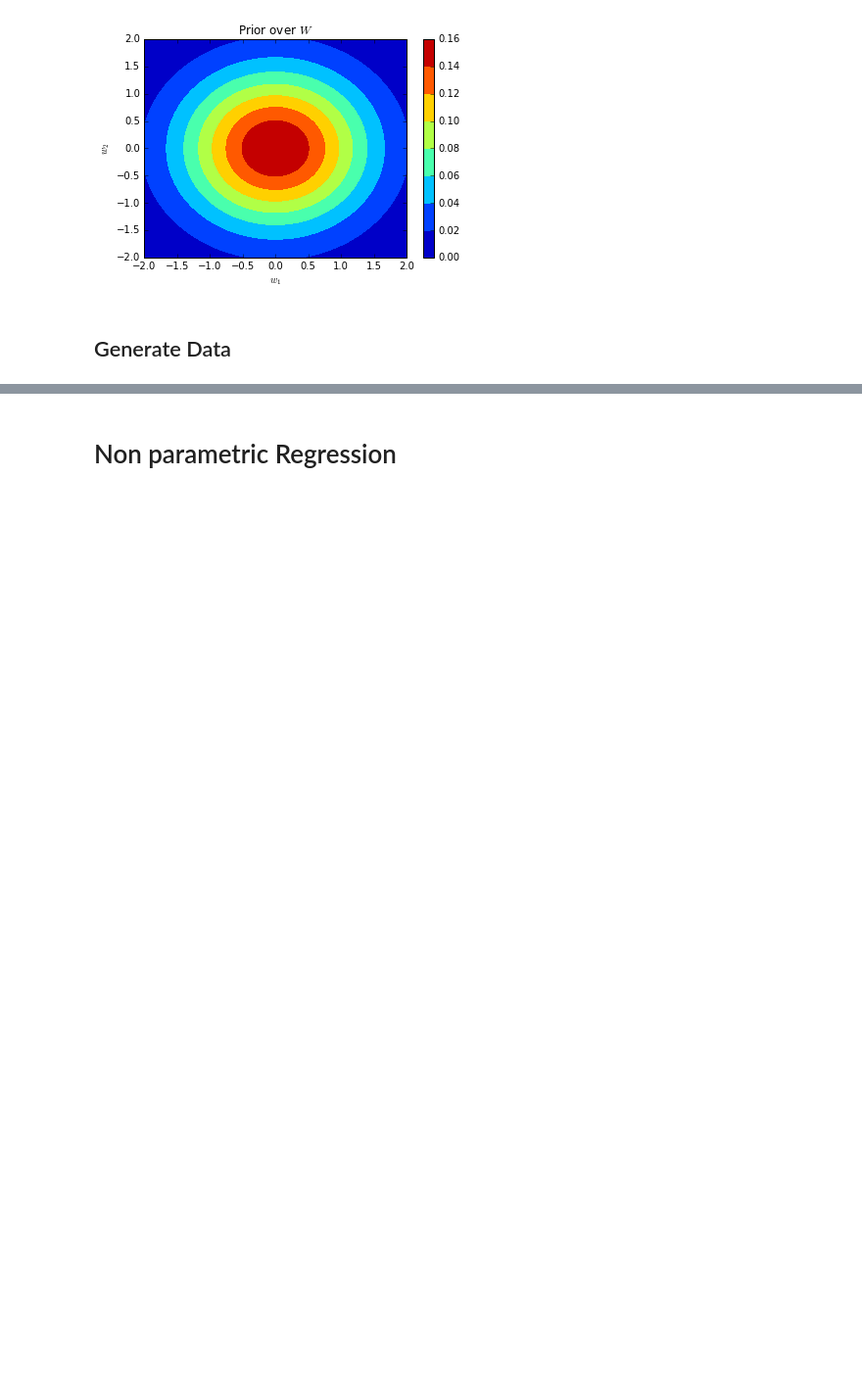
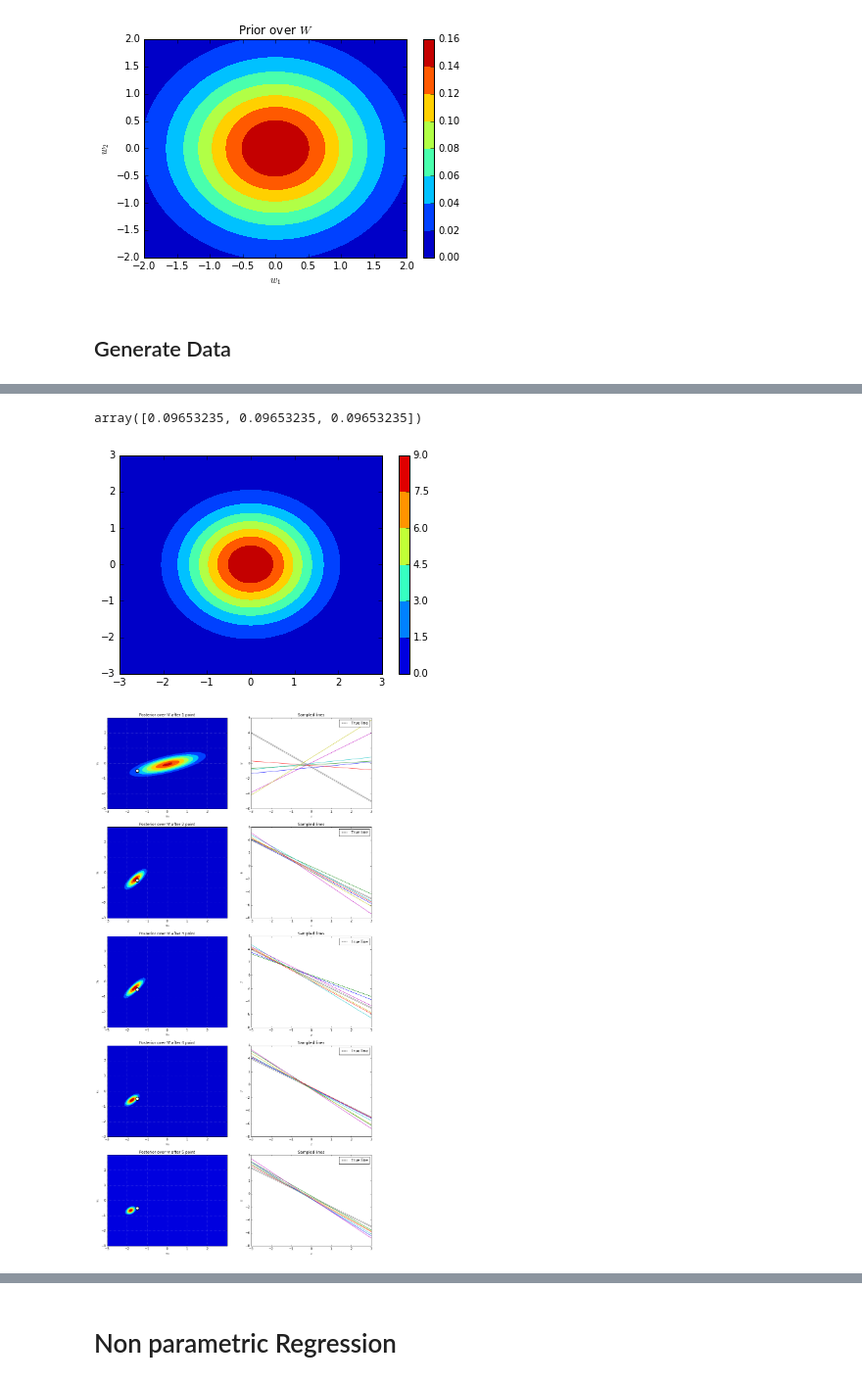
Before and after one commit to AloveIs/AdvancedML-Assignments, a Jupyter notebook: ass1/script.ipynb, the cells around one changed output, grey strips where cells are left out. Shown at 98% size. Drawn from its saved outputs; the diff is of its cells as text; code cells hidden in the pictures; blank space fills up the shorter version.

```diff
--- a/ass1/script.ipynb
+++ b/ass1/script.ipynb
@@ -118,0 +137,71 @@ plt.show()
+# %%
+from scipy.stats import multivariate_normal
+var = multivariate_normal(mean=[0,0], cov=[[1,0],[0,1]])
+var.pdf([[1,0],[1,0],[1,0]])
+# %% [output]
+array([0.09653235, 0.09653235, 0.09653235])
+# %%
+from bayes_linear import *
+
+fig = plt.figure()
+prior_cov = np.eye(2)
+prior_mean = np.array([0,0])
+
+regressor = BayesLinearRegression(prior_mean,prior_cov, 1.0/(sigma*sigma))
+Z = np.zeros([nx,ny])
+
+var = multivariate_normal(mean=regressor.prior_mean, cov=regressor.prior_cov)
+
+for k in range(nx):
+    for l in range(ny):
+        Z[k,l] = var.pdf([W0[k,l],W1[k,l]])
+
+
+plt.contourf(W0,W1,Z)
+cbar = plt.colorbar(ctour)
+plt.show()
+fig = plt.figure()
+fig.set_size_inches(15, 30)
+x = np.linspace(-3, 3, 200)
+
+true_line = -1.5*x - 0.5
+
+for i in range(N_samples):
+    plt.subplot(N_samples,2,2*i+1)
+    regressor.put_data(np.array([sample_x[i],1]),sample_y[i])
+
+    var = multivariate_normal(mean=regressor.posterior_mean, cov=regressor.posterior_cov)
+
+    for k in range(nx):
+        for l in range(ny):
+            Z[k,l] = var.pdf([W0[k,l],W1[k,l]])
+
+    ax = fig.gca()
+    ax.set_xticks(np.arange(-3, 3., 1))
+    ax.set_yticks(np.arange(-3, 3., 1))
+    ctour=plt.contourf(W0,W1,Z)
+
+    plt.plot(-1.5,-0.5,color="w", marker="o", markersize=10,markeredgecolor="k",markeredgewidth=2)
+    plt.title("Posterior over $W$ after "+ str(i+1)+" point")
+    plt.xlabel("$w_0$")
+    plt.ylabel("$w_1$")
+    plt.grid(color="#FFFFFF")
+    # get samples
+    plt.subplot(N_samples,2,2*i+2)
+    plt.plot(x,true_line, linewidth="5",color="k",alpha= 0.3, dashes=[5, 2] ,label="True line")
+
+    for j in range(6):
+        w =  np.random.multivariate_normal(regressor.posterior_mean, regressor.posterior_cov)
+        y = w[0] * x + w[1]
+
+        plt.plot(x,y)
+
+        plt.title("Sampled lines")
+        plt.xlabel("$x$")
+        plt.ylabel("$y$")
+    plt.legend()
+#saveas("images/sampled_lines.pdf")
+plt.show()
+# %% [output]
+[figure, added]
+[figure, added]
```
Also changed, not shown: parts of 8 cells of this notebook, 3 other files.
